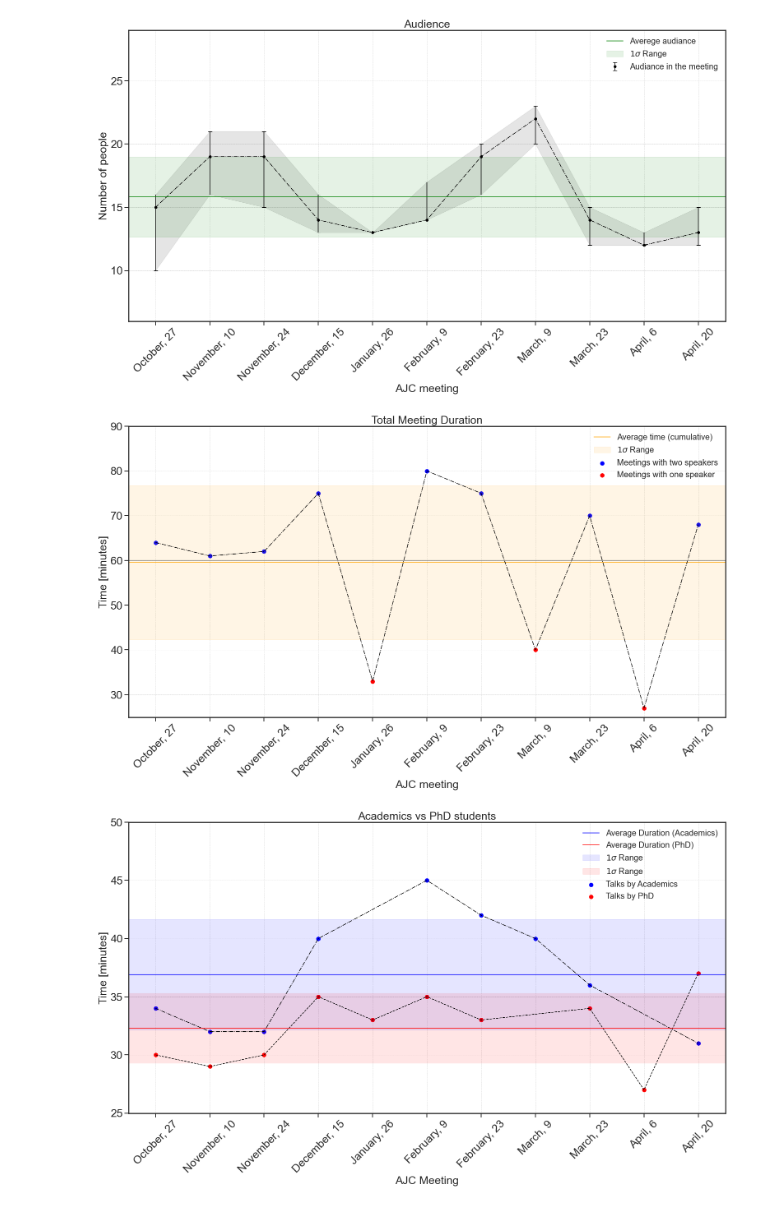
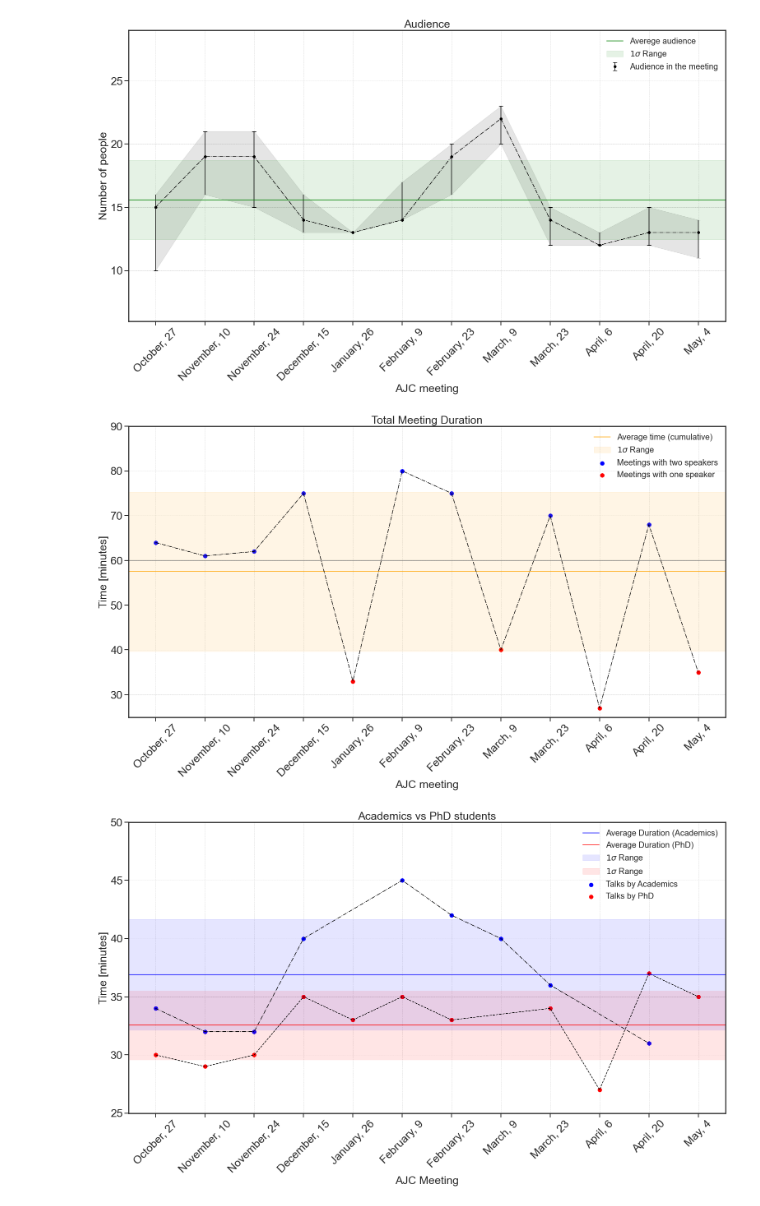
Before and after one commit to WilliamGiare/Astrophysics_Journal_CLub, a Jupyter notebook: Data & Analysis/AJC_analysis.ipynb, the cells around one changed output. Saved outputs shown, nothing was run; the diff lists cells and outputs as text; code cells hidden in the pictures.

```diff
--- a/Data & Analysis/AJC_analysis.ipynb
+++ b/Data & Analysis/AJC_analysis.ipynb
@@ -159,6 +159,7 @@ labels[7]='March, 9'
 labels[8]='March, 23'
 labels[9]='April, 6'
 labels[10]='April, 20'
+labels[11]='May, 4'
 ax1.set_xticklabels(labels)
 
 plt.legend(fontsize="20")
@@ -167,7 +168,7 @@ plt.show()
 
 #plt.savefig("Plot/Audiance.pdf")
 # %% [output]
-[figure, old version]
+[figure, new version]
 # %%
 plt.rcParams["axes.edgecolor"] = "0.15"
 plt.rcParams["axes.linewidth"]  = "2.5"
@@ -211,34 +212,36 @@ ax1.scatter(AJC_data[6,0],AJC_data[6,6],s=90, alpha=1,color="b")
 ax1.scatter(AJC_data[7,0],AJC_data[7,6],s=90, alpha=1,color="r")
 ax1.scatter(AJC_data[8,0],AJC_data[8,6],s=90, alpha=1,color="b")
 ax1.scatter(AJC_data[9,0],AJC_data[9,6],s=90, alpha=1,color="r")
 ax1.scatter(AJC_data[10,0],AJC_data[10,6],s=90, alpha=1,color="b")
+ax1.scatter(AJC_data[11,0],AJC_data[11,6],s=90, alpha=1,color="r")
 
 ax1.plot(AJC_data[:,0],AJC_data[:,6],color="k",linestyle="-.")
 
 plt.axhline(60,color="grey")
 
 labels = [item.get_text() for item in ax1.get_xticklabels()]
 labels[0]='October, 27'
 labels[1]='November, 10'
 labels[2]='November, 24'
 labels[3]='December, 15'
 labels[4]='January, 26'
 labels[5]='February, 9'
 labels[6]='February, 23'
 labels[7]='March, 9'
 labels[8]='March, 23'
 labels[9]='April, 6'
 labels[10]='April, 20'
+labels[11]='May, 4'
 
 ax1.set_xticklabels(labels)
 
 plt.legend(fontsize="20")
 
 plt.show()
 
 #plt.savefig("Plot/Duration.pdf")
 # %% [output]
-[figure, old version]
+[figure, new version]
 # %%
 plt.rcParams["axes.edgecolor"] = "0.15"
 plt.rcParams["axes.linewidth"]  = "2.5"
@@ -293,6 +296,7 @@ labels[7]='March, 9'
 labels[8]='March, 23'
 labels[9]='April, 6'
 labels[10]='April, 20'
+labels[11]='May, 4'
 ax1.set_xticklabels(labels)
 
 plt.legend(fontsize="20")
@@ -301,7 +305,7 @@ plt.show()
 
 #plt.savefig("Plot/Academics_vs_png.pdf")
 # %% [output]
-[figure, old version]
+[figure, new version]
 # %%
 plt.rcParams["axes.edgecolor"] = "0.15"
 plt.rcParams["axes.linewidth"]  = "2.5"
```
Also changed, not shown: parts of 6 cells of this notebook, 2 other files.
